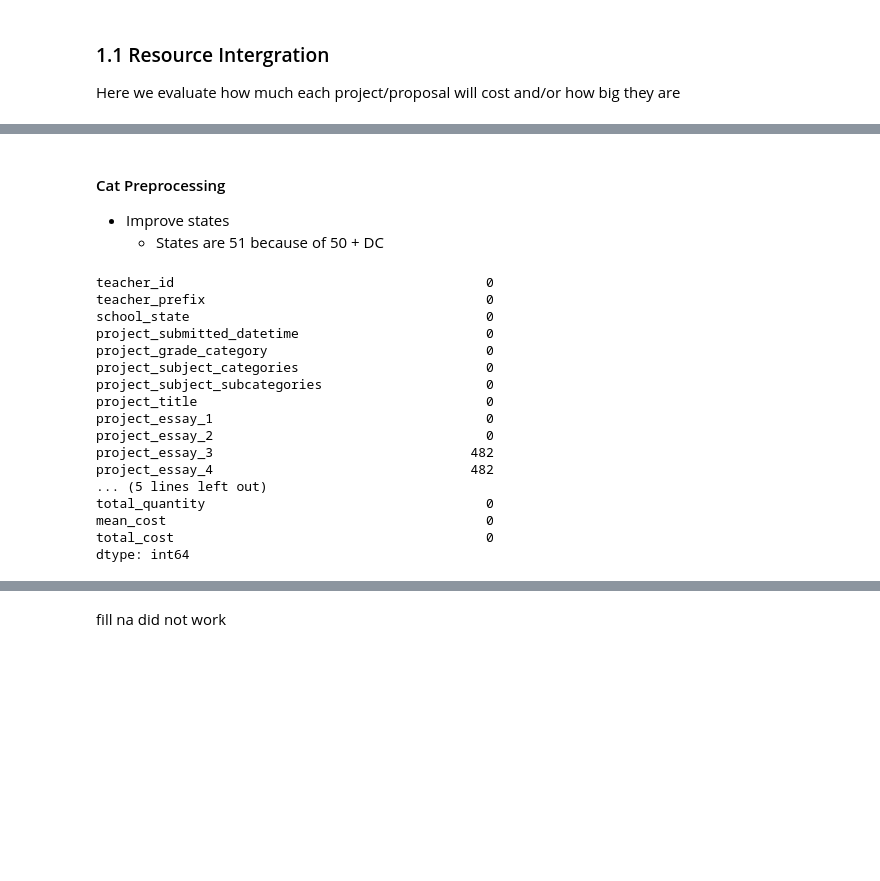
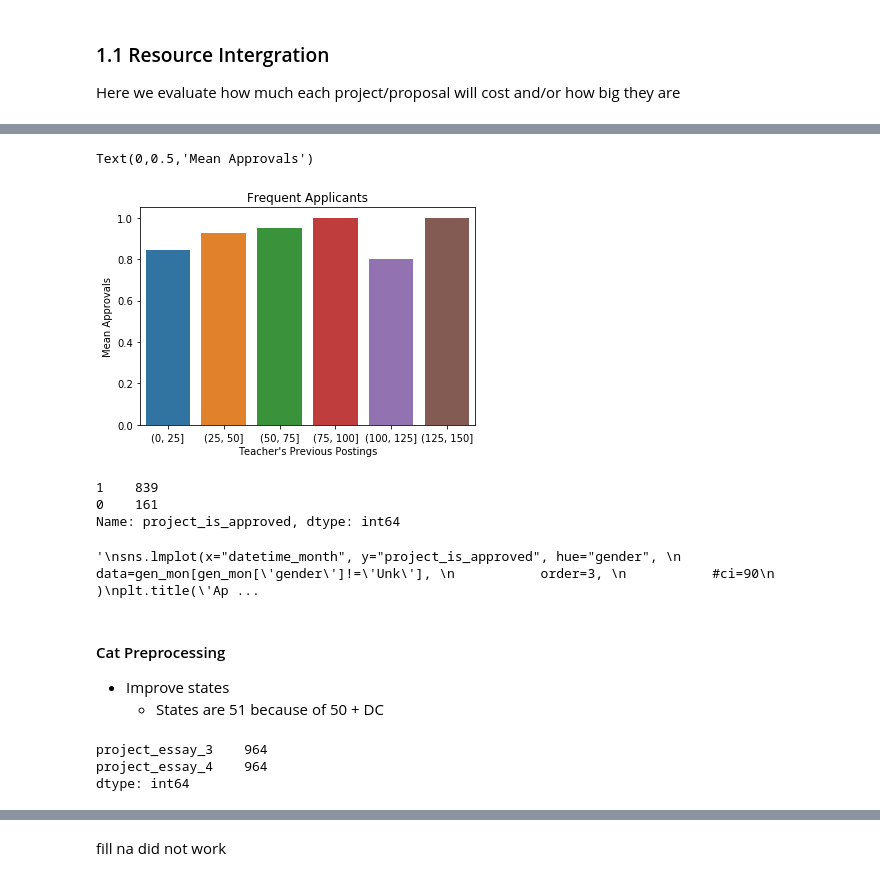
Before and after one commit to Mikhail-Naumov/Donors_Choose, a Jupyter notebook: Donors.ipynb, the cells around one changed output, grey strips where cells are left out. Cells and saved outputs as stored; diff of their text form; code cells hidden in the pictures; blank space fills up the shorter version.

Commit message:
added Demo

```diff
--- a/Donors.ipynb
+++ b/Donors.ipynb
@@ -39,5 +42,7 @@ if desk: test = pd.read_csv('./Input/test.csv', low_memory=False, index_col='id'
 
 res = pd.read_csv('./Input/resources.csv', low_memory=False, index_col='id')
 # %%
-train = train[:500]
-test = test[:500]
+train = train[:1000]
+if desk:
+    if demo_b == False:
+        test = test[:1000]
@@ -64,26 +131,40 @@ del res
+# %%
+bins = pd.cut(train['teacher_number_of_previously_posted_projects'], [0, 25, 50, 75, 100, 125, 150])
+pros = train.groupby(bins)['project_is_approved'].agg('mean')
+# %%
+sns.barplot(pros.index,pros)
+plt.title('Frequent Applicants')
+plt.xlabel("Teacher's Previous Postings")
+plt.ylabel("Mean Approvals")
+# %% [output]
+Text(0,0.5,'Mean Approvals')
+[figure, added]
+# %%
+train.project_is_approved.value_counts()
+# %% [output]
+1    839
+0    161
+Name: project_is_approved, dtype: int64
+# %%
+"""
+sns.lmplot(x="datetime_month", y="project_is_approved", hue="gender",
+           data=gen_mon[gen_mon['gender']!='Unk'],
+           order=3,
+           #ci=90
+          )
+plt.title('Approval rate, by month, by gender (ci:90)')
+"""
+# %% [output]
+'\nsns.lmplot(x="datetime_month", y="project_is_approved", hue="gender", \n           data=gen_mon[gen_mon[\'gender\']!=\'Unk\'], \n           order=3, \n           #ci=90\n          )\nplt.title(\'Ap ...
 # %% [markdown]
 #### Cat Preprocessing
 - Improve states
     - States are 51 because of 50 + DC
 # %%
-train.isnull().sum()
+train.isnull().sum()[train.isnull().sum()>0]
 # %% [output]
-teacher_id                                        0
-teacher_prefix                                    0
-school_state                                      0
-project_submitted_datetime                        0
-project_grade_category                            0
-project_subject_categories                        0
-project_subject_subcategories                     0
-project_title                                     0
-project_essay_1                                   0
-project_essay_2                                   0
-project_essay_3                                 482
-project_essay_4                                 482
-... (5 lines left out)
-total_quantity                                    0
-mean_cost                                         0
-total_cost                                        0
+project_essay_3    964
+project_essay_4    964
 dtype: int64
 # %%
 train.teacher_prefix[train.teacher_prefix.isnull()] = 'Teacher'
```
Also changed, not shown: parts of 36 cells of this notebook.
